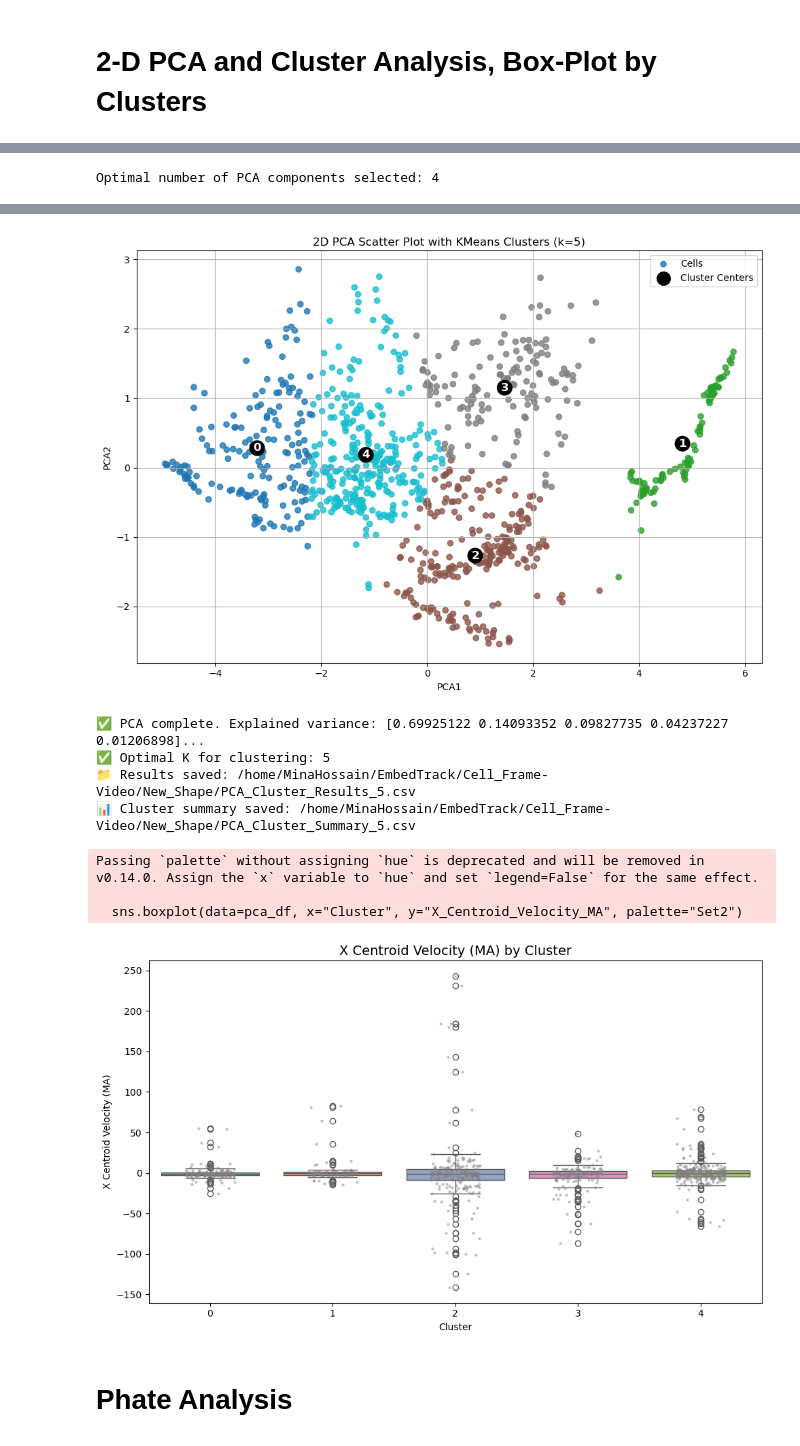
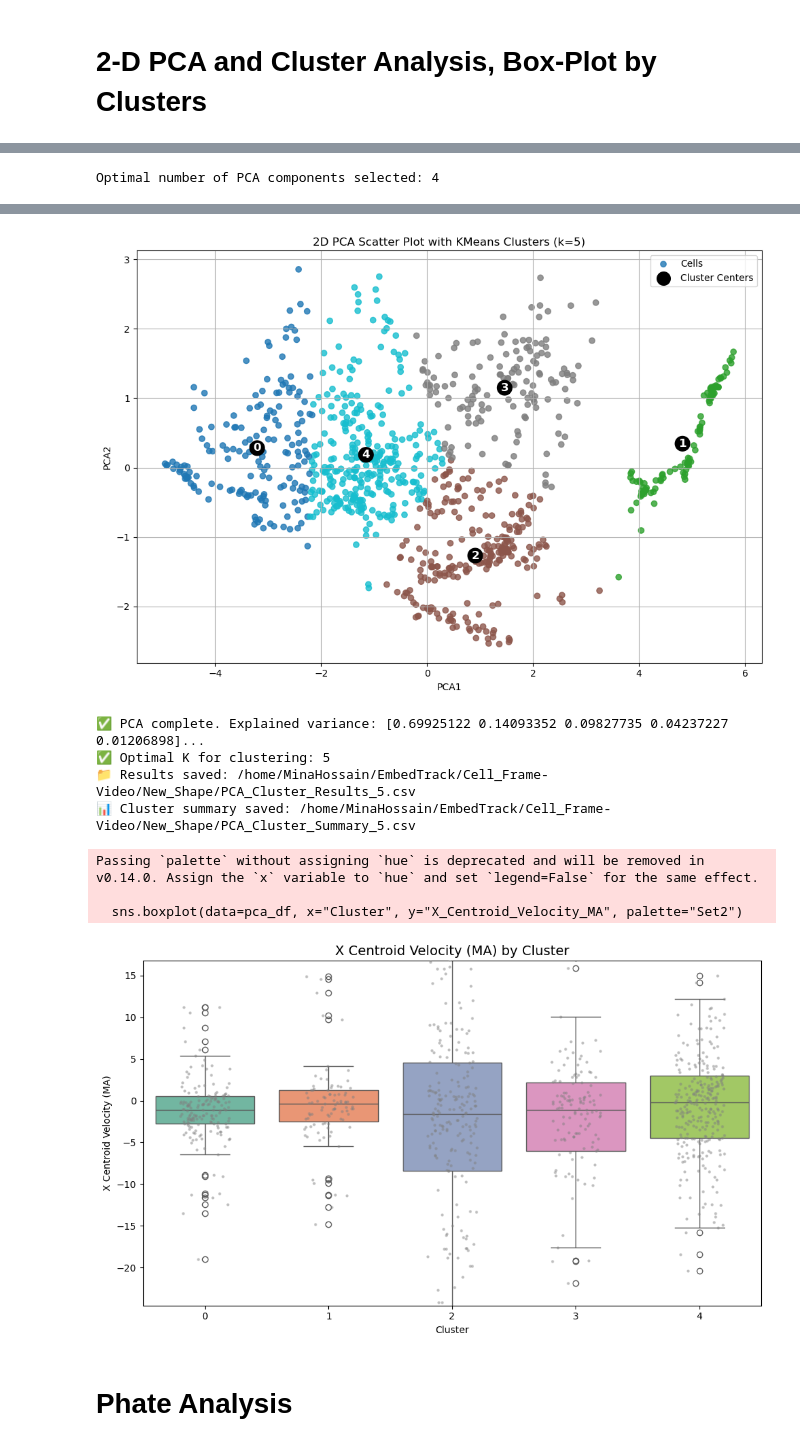
Before and after one commit to mina-mahbub/EmbedTrack_Mina, a Jupyter notebook: Cell_Frame-Video/Track_video.ipynb, the cells around one changed output, grey strips where cells are left out. Cells and saved outputs as stored; diff of their text form; code cells hidden in the pictures.

```diff
--- a/Cell_Frame-Video/Track_video.ipynb
+++ b/Cell_Frame-Video/Track_video.ipynb
@@ -1461,6 +1461,8 @@ def apply_pca_with_clustering(csv_path, output_directory, window_size):
 
 
     # --- Seaborn Boxplot: X Centroid Velocity by Cluster ---
+    vmin = pca_df["X_Centroid_Velocity_MA"].quantile(0.05)
+    vmax = pca_df["X_Centroid_Velocity_MA"].quantile(0.95)
     plt.figure(figsize=(10, 6))
     sns.boxplot(data=pca_df, x="Cluster", y="X_Centroid_Velocity_MA", palette="Set2")
     sns.stripplot(data=pca_df, x="Cluster", y="X_Centroid_Velocity_MA", color='gray', alpha=0.5, jitter=0.2, size=3)
@@ -1468,6 +1470,7 @@ def apply_pca_with_clustering(csv_path, output_directory, window_size):
     plt.xlabel("Cluster")
     plt.ylabel("X Centroid Velocity (MA)")
     plt.tight_layout()
+    plt.ylim(vmin, vmax)
     # plt.savefig(os.path.join(output_directory, f"Seaborn_Boxplot_XVelocity_By_Cluster_{window_size}.png"))
     plt.show()
 
@@ -1505,34 +1508,34 @@ def apply_pca_with_clustering(csv_path, output_directory, window_size):
     # heatmap_path = os.path.join(output_directory, f"Cluster_Feature_Mean_Heatmap_K{optimal_k}_{window_size}.png")
     # # plt.savefig(heatmap_path)
     # plt.show()
 
     # print(f"🧠 Feature mean heatmap saved: {heatmap_path}")
 
 
 
 
 
 
 # Run it
 window_size = 5
 output_directory = "/home/MinaHossain/EmbedTrack/Cell_Frame-Video/New_Shape"
 input_directory= "/home/MinaHossain/EmbedTrack/Cell_Frame-Video/Output"
 csv_path = os.path.join(input_directory, f"Cells_Centroid_Velocity_TrueLabel_MA_{window_size}.csv")
 apply_pca_with_clustering(csv_path, output_directory, window_size)
 # %% [output]
 [figure]
 Optimal number of PCA components selected: 4
 [figure]
 [figure]
 [figure]
 ✅ PCA complete. Explained variance: [0.69925122 0.14093352 0.09827735 0.04237227 0.01206898]...
 ✅ Optimal K for clustering: 5
 📁 Results saved: /home/MinaHossain/EmbedTrack/Cell_Frame-Video/New_Shape/PCA_Cluster_Results_5.csv
 📊 Cluster summary saved: /home/MinaHossain/EmbedTrack/Cell_Frame-Video/New_Shape/PCA_Cluster_Summary_5.csv
 Passing `palette` without assigning `hue` is deprecated and will be removed in v0.14.0. Assign the `x` variable to `hue` and set `legend=False` for the same effect.
 
   sns.boxplot(data=pca_df, x="Cluster", y="X_Centroid_Velocity_MA", palette="Set2")
-[figure, old version]
+[figure, new version]
 # %% [markdown]
 # Phate Analysis
 # %%
```
Also changed, not shown: parts of 3 cells of this notebook, 7 other files.
